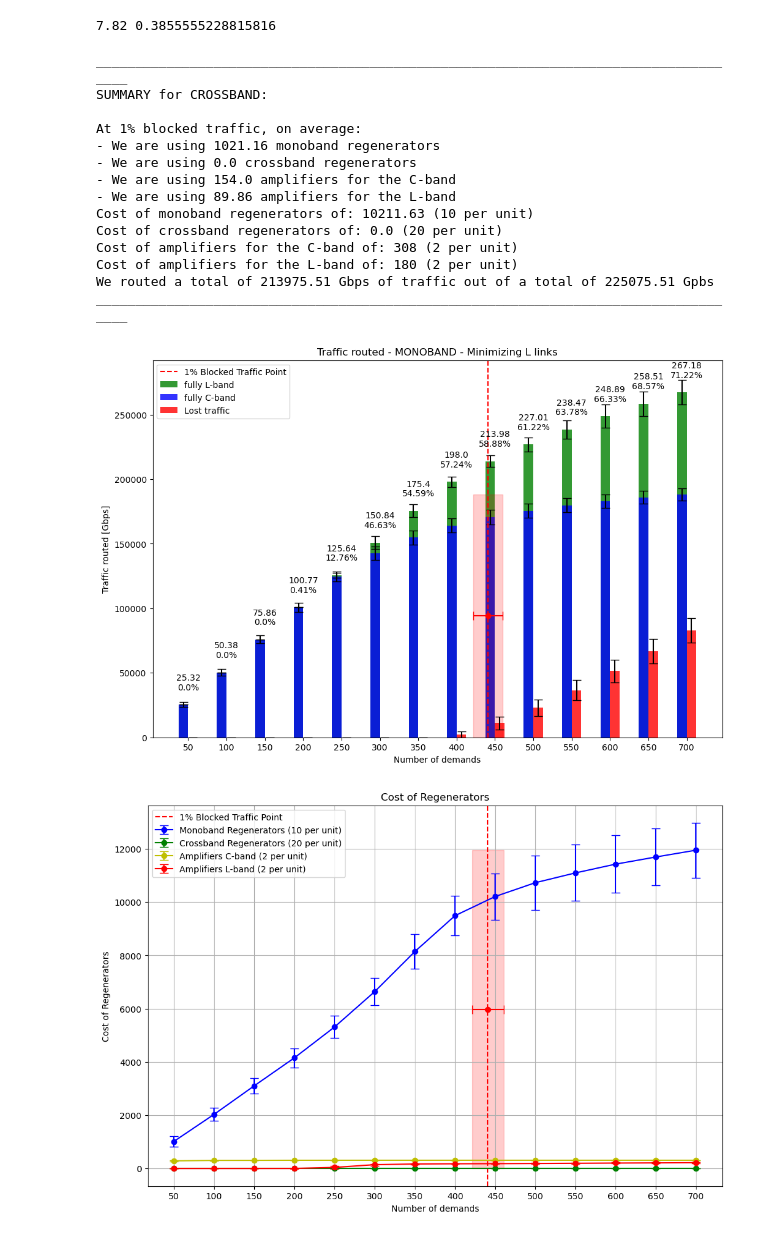
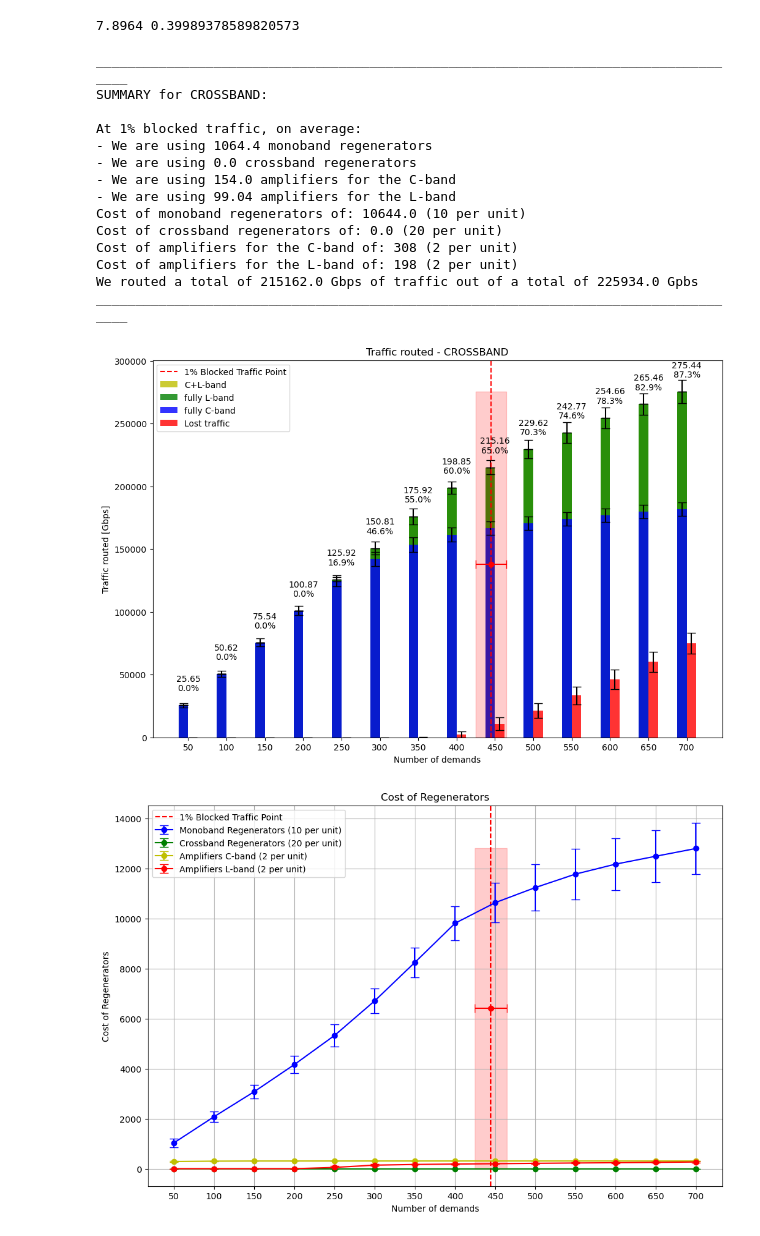
Before and after one commit to AlbertoCeresoli/CND_Nokia_CL-Bands, a Jupyter notebook: clbands_stats_comparizon.ipynb, the cells around one changed output. Cells and saved outputs as stored; diff of their text form; code cells hidden in the pictures.

```diff
--- a/clbands_stats_comparizon.ipynb
+++ b/clbands_stats_comparizon.ipynb
@@ -234,7 +234,7 @@ def allocateSpecialLband(G: nx.Graph, src: int, dst: int, rate: int, modTable: d
         def wavelength_weight(u, v, data):
             utilized_wavelengths = len(data[available_wavelengths])-sum(data[available_wavelengths])
 
-            if utilized_wavelengths == 96:
+            if utilized_wavelengths > 92:
                 return math.inf
             elif utilized_wavelengths > 0 and utilized_wavelengths < 96:
                 return utilized_wavelengths
@@ -414,7 +414,7 @@ def sap_ff_rwa_variable_mod_dualband(G: nx.Graph, demands: list, ksp: dict, modT
                     band = 'C-double'
                     for wav in available_waves_c[:bestModWaves]:
                         partial_dist = 0
-                        for i in range(upto - 1):
+                        for i in range(upto ):  # - 1
                             # Assert that the wavelength is indeed free and then mark it as used
                             assert G[path[i]][path[i + 1]]["c_available_wavelengths"][wav] == 1
                             G[path[i]][path[i + 1]]["c_available_wavelengths"][wav] = 0
@@ -990,7 +990,7 @@ def runHeuristic(G: nx.Graph, demands: list, num_spectrum: int, ksp_depth: int,
 
     if dualband:
         if crossband:
-            n_routed_demands, routed_demands, traffic_c, traffic_l, traffic_c_l, lost_traffic, one_percent=  sap_ff_rwa_variable_mod_dualband_crossband_2(G, demands, ksp, modTable, cumulative_total, cumulative_lost)
+            n_routed_demands, routed_demands, traffic_c, traffic_l, traffic_c_l, lost_traffic, one_percent=  sap_ff_rwa_variable_mod_dualband_crossband_2(G, demands, ksp, modTable, cumulative_total, cumulative_lost, l_maximizing)
         else:
             n_routed_demands, routed_demands, traffic_c, traffic_l, lost_traffic, one_percent= sap_ff_rwa_variable_mod_dualband(G, demands, ksp, modTable, cumulative_total, cumulative_lost, l_maximizing)
         edge_demand_map = {edge: {'C-band': [], 'L-band': []} for edge in G.edges}
@@ -1161,16 +1161,16 @@ cost_cross_regen = 20
 cost_amplifiers = 2
 
 num_runs = 50
-num_iteration = 15
+num_iteration = 18
 demand_at_a_time = 50
 
 stats_results_cross = []
 stats_results_mono = []
 
-for run in range(1, num_runs):
+for run in range(num_runs):
     if dualband:
         if biggertopology:
-            G = get_network_rwa_json_dualband("continental.json", channelPerBand)
+            G = get_network_rwa_json_dualband("planar_v3.json", channelPerBand)
         else:
             G = get_network_rwa_json_dualband("national.json", channelPerBand)
 
@@ -1191,7 +1191,7 @@ for run in range(1, num_runs):
     total_demands_routed = 0
     cumulative_lost_traffic = 0
     crossband = False
-    l_maximizing = True
+    l_maximizing = False # Maximizing efficiency / minimizing regenerators
 
 
     TM = []
@@ -1262,11 +1262,11 @@ for run in range(1, num_runs):
     total_demands_routed = 0
     cumulative_lost_traffic = 0
     crossband = False
-    l_maximizing = False
+    l_maximizing = True
 
     if dualband:
         if biggertopology:
-            G = get_network_rwa_json_dualband("continental.json", channelPerBand)
+            G = get_network_rwa_json_dualband("planar_v3.json", channelPerBand)
         else:
             G = get_network_rwa_json_dualband("national.json", channelPerBand)
 
@@ -1385,8 +1405,10 @@ results_list_mono = []
 for iteration in range(num_iteration - 1):
     c_band_traffic = []
     l_band_traffic = []
+    c_and_l_band_traffic = []
     lost_traffic = []
     mono_regen_number = []
+    cross_regen_number = []
     amplifiers_c_number = []
     amplifiers_l_number = []
     upgraded_link_percentage = []
@@ -1395,8 +1417,10 @@ for iteration in range(num_iteration - 1):
     for run_results in stats_results_mono:
         c_band_traffic.append(run_results[iteration][2])
         l_band_traffic.append(run_results[iteration][3])
+        c_and_l_band_traffic.append(run_results[iteration][4])
         lost_traffic.append(run_results[iteration][5])
         mono_regen_number.append(run_results[iteration][6])
+        cross_regen_number.append(run_results[iteration][7])
         amplifiers_c_number.append(run_results[iteration][8])
         amplifiers_l_number.append(run_results[iteration][9])
         upgraded_link_percentage.append(run_results[iteration][10])
@@ -1406,14 +1430,14 @@ for iteration in range(num_iteration - 1):
         np.std(c_band_traffic),
         np.mean(l_band_traffic),
         np.std(l_band_traffic),
-        0, # No cross traffic
-        0, # No cross traffic
+        np.mean(c_and_l_band_traffic), # No cross traffic
+        np.std(c_and_l_band_traffic),
         np.mean(lost_traffic),
         np.std(lost_traffic),
         np.mean(mono_regen_number),
         np.std(mono_regen_number),
-        0, # No cross regen
-        0, # No cross regen
+        np.mean(cross_regen_number),
+        np.std(cross_regen_number),
         np.mean(amplifiers_c_number),
         np.std(amplifiers_c_number),
         np.mean(amplifiers_l_number),
@@ -1434,7 +1458,7 @@ one_percent_mono_std = np.std(one_percent_mono_results)
 one_percent_mono_avg = one_percent_mono_avg / demand_at_a_time
 one_percent_mono_std = one_percent_mono_std / demand_at_a_time
 # %% [output]
-7.82 0.3855555228815816
+7.8964 0.39989378589820573
 # %%
 from operator import add
 # Print the results with matplotlib in a histogram with three bars per each heuristicResults tuple, one bar per each band and one for lost traffic
@@ -1487,12 +1511,12 @@ std_upgraded_link = [result[17] for result in results_list_cross]
 #                  yerr=std_lost_traffic,
 #                  capsize=5)
 
-# rects4 = plt.bar(index - 0.5 * bar_width,  list(map(add,list( map(add, mean_traffic_c_l, mean_traffic_c)), mean_traffic_l)), bar_width,
-#                  alpha=opacity,
-#                  color='y',
-#                  label='C+L-band',
-#                  yerr=std_traffic_c_l,
-#                  capsize=5)
+rects4 = plt.bar(index - 0.5 * bar_width,  list(map(add,list( map(add, mean_traffic_c_l, mean_traffic_c)), mean_traffic_l)), bar_width,
+                 alpha=opacity,
+                 color='y',
+                 label='C+L-band',
+                 yerr=std_traffic_c_l,
+                 capsize=5)
 rects2 = plt.bar(index - 0.5 * bar_width, list( map(add, mean_traffic_l, mean_traffic_c)), bar_width,
                  alpha=opacity,
                  color='g',
@@ -1521,17 +1545,17 @@ for i in range(len(mean_upgraded_link)):
 # Adding uncertainty to the vertical line
 if one_percent_cross_avg:
     ax.axvline(x=one_percent_cross_avg, color='r', linestyle='--', label='1% Blocked Traffic Point')
-    ax.fill_betweenx([0, max(mean_traffic_c + mean_traffic_l + mean_traffic_c_l + mean_lost_traffic)],
+    ax.fill_betweenx([0, max(list(map(add,list( map(add, mean_traffic_c_l, mean_traffic_c)), mean_traffic_l)) + mean_lost_traffic)],
                      one_percent_cross_avg - one_percent_cross_std,
                      one_percent_cross_avg + one_percent_cross_std,
                      color='r', alpha=0.2)
-    ax.errorbar(x=one_percent_cross_avg,y= max(mean_traffic_c + mean_traffic_l + mean_traffic_c_l + mean_lost_traffic)/2, xerr=one_percent_cross_std, fmt='o', color='r', capsize=5)
+    ax.errorbar(x=one_percent_cross_avg,y= max(list(map(add,list( map(add, mean_traffic_c_l, mean_traffic_c)), mean_traffic_l)))/2, xerr=one_percent_cross_std, fmt='o', color='r', capsize=5)
 
 plt.xticks(index, [(i + 1) * demand_at_a_time for i in index])
 plt.xlabel('Number of demands')
 plt.ylabel('Traffic routed [Gbps]')
 plt.ylim(0, max(list(map(add,list( map(add, mean_traffic_c_l, mean_traffic_c)), mean_traffic_l))) + 25000)
-plt.title('Traffic routed - MONOBAND - Minimizing L links')
+plt.title('Traffic routed - CROSSBAND')
 plt.legend()
 
 mean_mono_regen = [result[8] for result in results_list_cross]
@@ -1603,40 +1627,40 @@ print('_________________________________________________________________________
 print('SUMMARY for CROSSBAND:\n')
 print(f'At 1% blocked traffic, on average:')
 print(f'- We are using {round(mean_mono_regen[opbc],2)} monoband regenerators')
 print(f'- We are using {round(mean_cross_regen[opbc],2)} crossband regenerators')
 print(f'- We are using {round(mean_c_amplifiers[opbc],2)} amplifiers for the C-band')
 print(f'- We are using {round(mean_l_amplifiers[opbc],2)} amplifiers for the L-band')
 print(f'Cost of monoband regenerators of: {round(mean_mono_regen[opbc] * cost_mono_regen,2)} ({cost_mono_regen} per unit)')
 print(f'Cost of crossband regenerators of: {round(mean_cross_regen[opbc] * cost_cross_regen,2)} ({cost_cross_regen} per unit)')
 print(f'Cost of amplifiers for the C-band of: {round(mean_c_amplifiers[opbc] * cost_amplifiers)} ({cost_amplifiers} per unit)')
 print(f'Cost of amplifiers for the L-band of: {round(mean_l_amplifiers[opbc] * cost_amplifiers)} ({cost_amplifiers} per unit)')
 print(f'We routed a total of {round(mean_traffic_c[opbc]+mean_traffic_l[opbc]+mean_traffic_c_l[opbc],2)} Gbps of traffic out of a total of {round(mean_traffic_c[opbc]+mean_traffic_l[opbc]+mean_traffic_c_l[opbc]+mean_lost_traffic[opbc],2)} Gpbs')
 # print(f'We blocked {total_demands-total_demands_routed} demands out of {total_demands}, representing {round(blocked_percentage,2)}% of requests')
 # print(f'That represents a percentage of {round(blocked_traffic,2)}%  lost traffic')
 print('____________________________________________________________________________________')
 if edge_usage:
     for edge in G.edges:
         if dualband:
             print(f'\nLink: {edge}\nLength: {G.edges[edge].get("length")}\nC-Band wavelength utilization: {G.edges[edge]["c_available_wavelengths"]}\nL-Band wavelength utilization: {G.edges[edge]["l_available_wavelengths"]}')
         else:
             print(f'\nLink: {edge}\nLength: {G.edges[edge].get("length")}\nWavelength utilization: {G.edges[edge]["available_wavelengths"]}')
 # %% [output]
 ____________________________________________________________________________________
 SUMMARY for CROSSBAND:
 
 At 1% blocked traffic, on average:
-- We are using 1021.16 monoband regenerators
+- We are using 1064.4 monoband regenerators
 - We are using 0.0 crossband regenerators
 - We are using 154.0 amplifiers for the C-band
-- We are using 89.86 amplifiers for the L-band
-Cost of monoband regenerators of: 10211.63 (10 per unit)
+- We are using 99.04 amplifiers for the L-band
+Cost of monoband regenerators of: 10644.0 (10 per unit)
 Cost of crossband regenerators of: 0.0 (20 per unit)
 Cost of amplifiers for the C-band of: 308 (2 per unit)
-Cost of amplifiers for the L-band of: 180 (2 per unit)
-We routed a total of 213975.51 Gbps of traffic out of a total of 225075.51 Gpbs
+Cost of amplifiers for the L-band of: 198 (2 per unit)
+We routed a total of 215162.0 Gbps of traffic out of a total of 225934.0 Gpbs
 ____________________________________________________________________________________
-[figure, old version]
+[figure, new version]
-[figure, old version]
+[figure, new version]
 # %%
 
 # Print the results with matplotlib in a histogram with three bars per each heuristicResults tuple, one bar per each band and one for lost traffic
```
Also changed, not shown: parts of 7 cells of this notebook, 5 other files.
